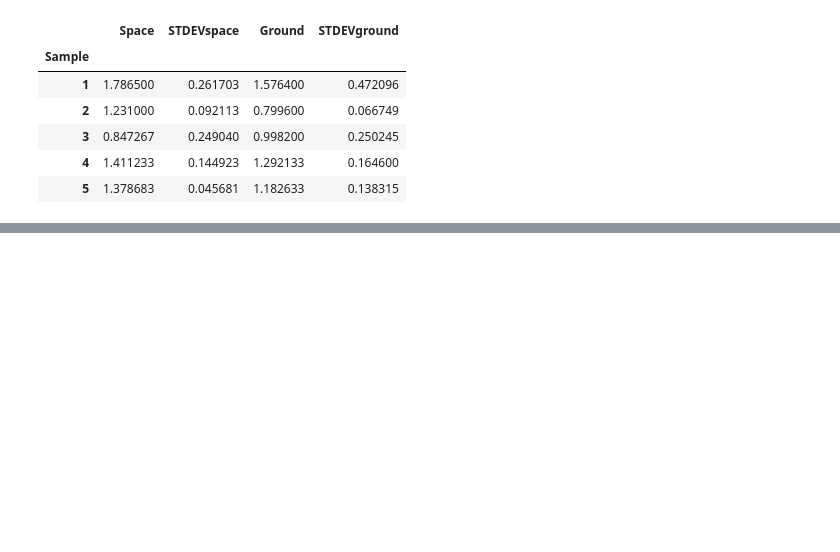
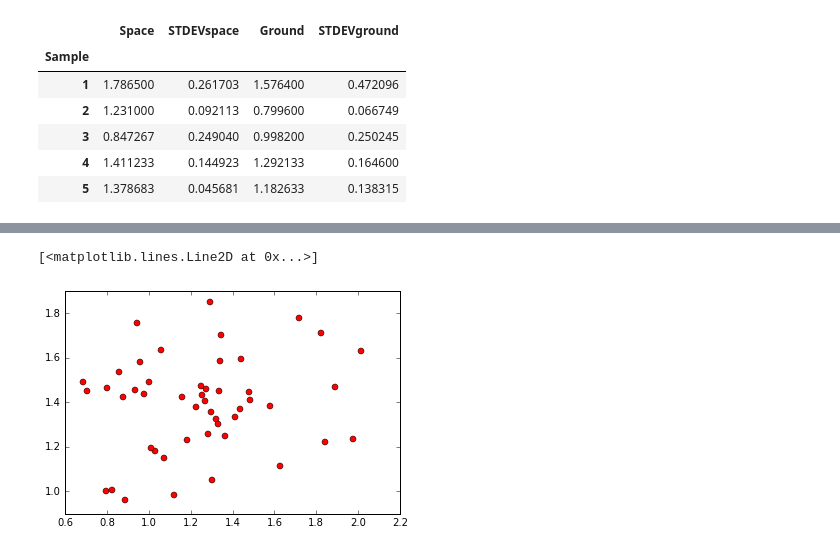
Before and after one commit to ryneches/SpaceGrowth, a Jupyter notebook: OD600 Tecan.ipynb, the cells around one changed output, grey strips where cells are left out. Saved outputs shown, nothing was run; the diff lists cells and outputs as text; code cells hidden in the pictures; blank space fills up the shorter version.

Commit message:
Tecan vs. SpectraMax...

```diff
--- a/OD600 Tecan.ipynb
+++ b/OD600 Tecan.ipynb
@@ -63,0 +85,5 @@ plot( df_tecan['Space'], df_sptmx['space 96h OD'], 'ro' )
+# %%
+plot( df_tecan['Ground'], df_sptmx['ground 96h OD'], 'ro' )
+# %% [output]
+[<matplotlib.lines.Line2D at 0x...>]
+[figure, added]
```
Also changed, not shown: parts of 4 cells of this notebook.
